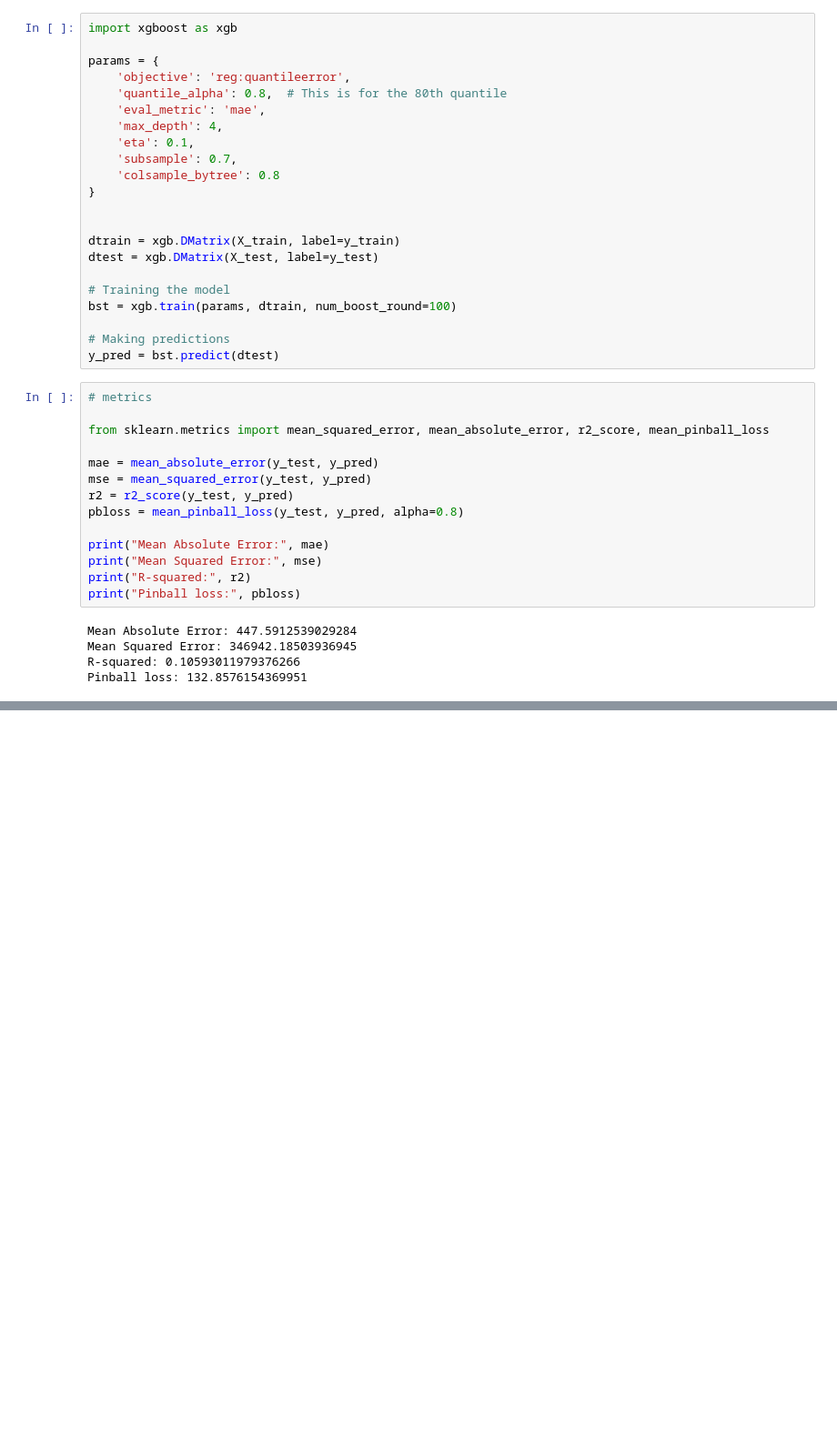
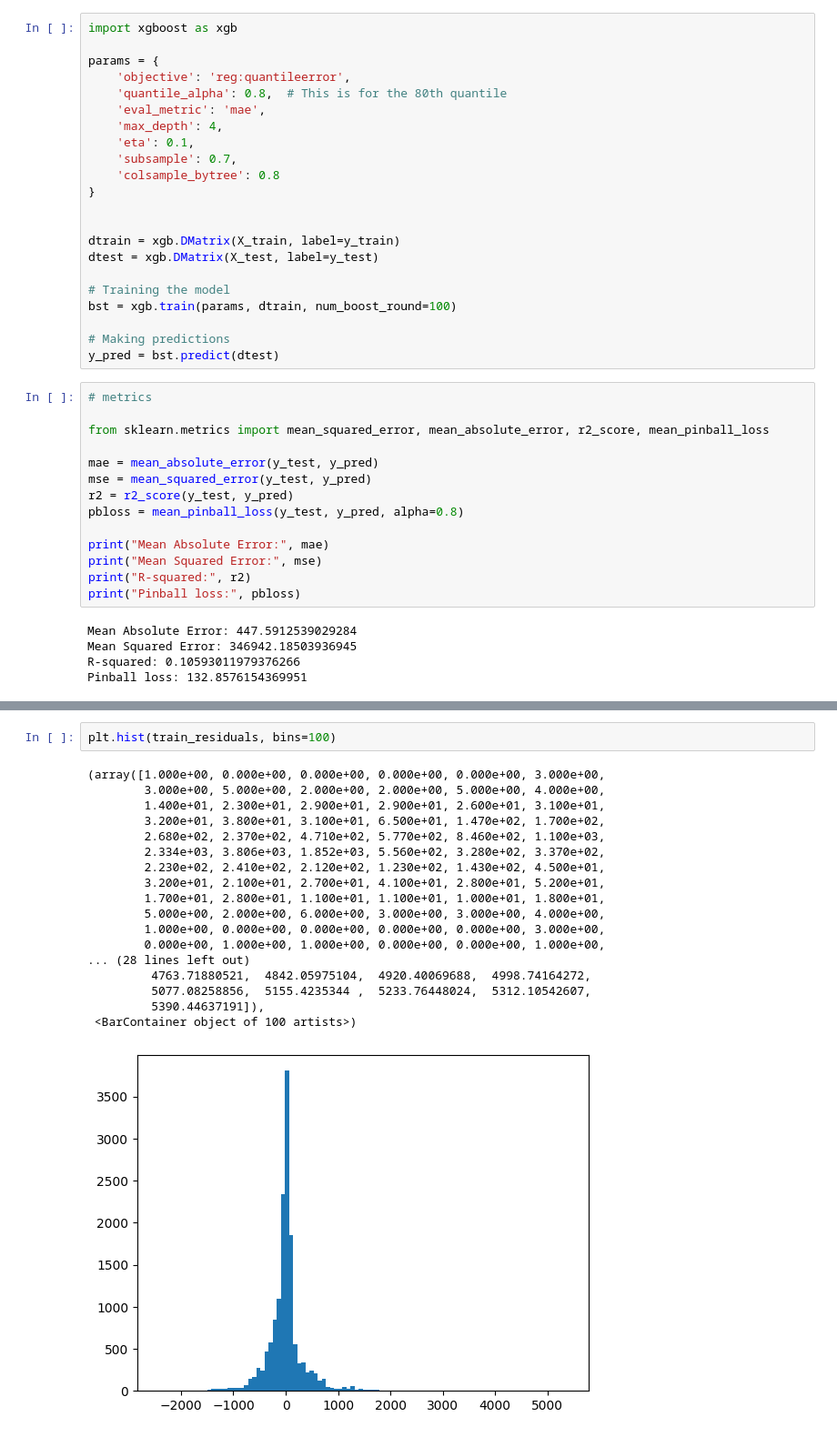
Before and after one commit to timrentenaar/NS_TURNOVER_TIMES, a Jupyter notebook: notebooks/Tim_Test.ipynb, the cells around one changed output, grey strips where cells are left out. Shown at 91% size. Drawn from its saved outputs; the diff is of its cells as text; blank space fills up the shorter version.

```diff
--- a/notebooks/Tim_Test.ipynb
+++ b/notebooks/Tim_Test.ipynb
@@ -320,0 +462,21 @@ Pinball loss: 132.8576154369951
+# %%
+plt.hist(train_residuals, bins=100)
+# %% [output]
+(array([1.000e+00, 0.000e+00, 0.000e+00, 0.000e+00, 0.000e+00, 3.000e+00,
+        3.000e+00, 5.000e+00, 2.000e+00, 2.000e+00, 5.000e+00, 4.000e+00,
+        1.400e+01, 2.300e+01, 2.900e+01, 2.900e+01, 2.600e+01, 3.100e+01,
+        3.200e+01, 3.800e+01, 3.100e+01, 6.500e+01, 1.470e+02, 1.700e+02,
+        2.680e+02, 2.370e+02, 4.710e+02, 5.770e+02, 8.460e+02, 1.100e+03,
+        2.334e+03, 3.806e+03, 1.852e+03, 5.560e+02, 3.280e+02, 3.370e+02,
+        2.230e+02, 2.410e+02, 2.120e+02, 1.230e+02, 1.430e+02, 4.500e+01,
+        3.200e+01, 2.100e+01, 2.700e+01, 4.100e+01, 2.800e+01, 5.200e+01,
+        1.700e+01, 2.800e+01, 1.100e+01, 1.100e+01, 1.000e+01, 1.800e+01,
+        5.000e+00, 2.000e+00, 6.000e+00, 3.000e+00, 3.000e+00, 4.000e+00,
+        1.000e+00, 0.000e+00, 0.000e+00, 0.000e+00, 0.000e+00, 3.000e+00,
+        0.000e+00, 1.000e+00, 1.000e+00, 0.000e+00, 0.000e+00, 1.000e+00,
+... (28 lines left out)
+         4763.71880521,  4842.05975104,  4920.40069688,  4998.74164272,
+         5077.08258856,  5155.4235344 ,  5233.76448024,  5312.10542607,
+         5390.44637191]),
+ <BarContainer object of 100 artists>)
+[figure, added]
```
Also changed, not shown: parts of 16 cells of this notebook, 3 other files.
